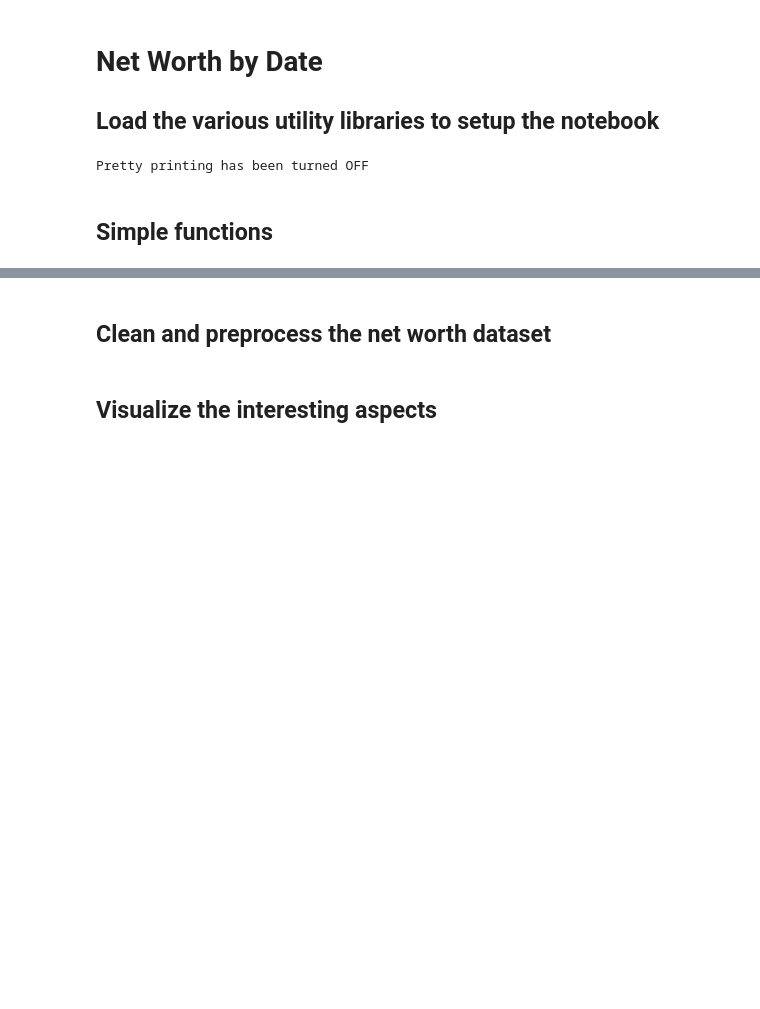
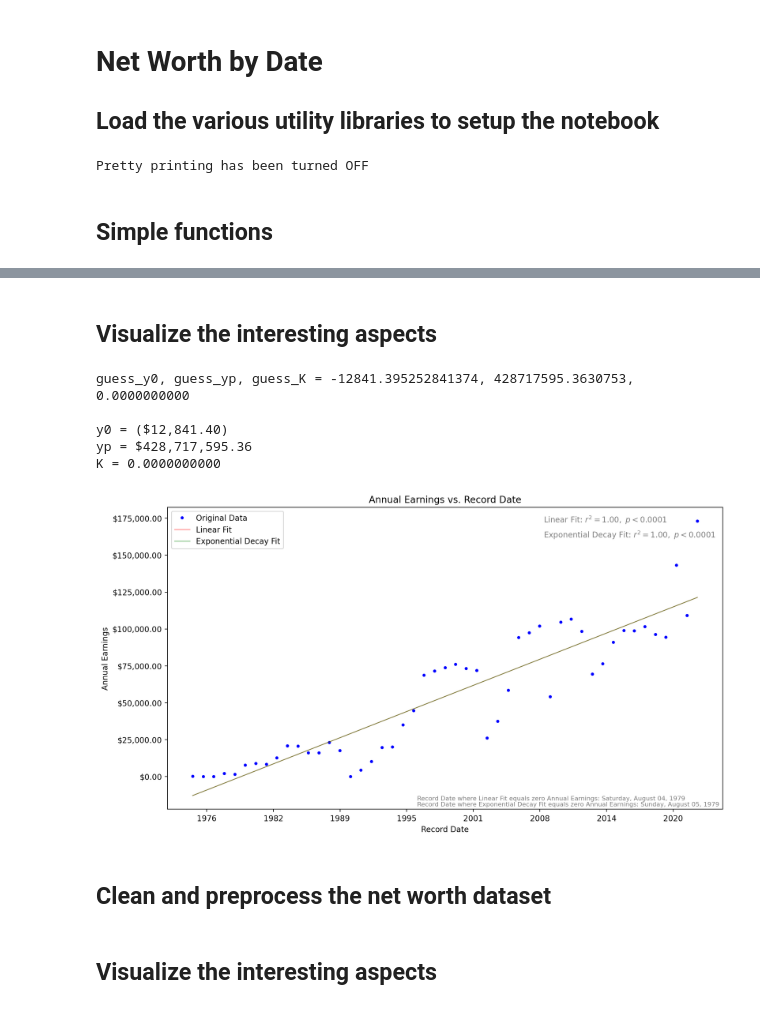
Before and after one commit to dbabbitt/notebooks, a Jupyter notebook: curve_fitting/Net Worth by Date.ipynb, the cells around one changed output, grey strips where cells are left out. Saved outputs shown, nothing was run; the diff lists cells and outputs as text; code cells hidden in the pictures; blank space fills up the shorter version.

```diff
--- a/curve_fitting/Net Worth by Date.ipynb
+++ b/curve_fitting/Net Worth by Date.ipynb
@@ -63,0 +150,10 @@ def get_r_squared_string(xdata, ydata, prefix_str=''):
+# %%
+
+rows_list = []
+for element_obj in root.iter():
+    row_dict = element_obj.attrib
+    row_dict['column_name'] = element_obj.tag
+    tag_text = element_obj.text.strip()
+    row_dict['column_value'] = tag_text
+    rows_list.append(row_dict)
+social_security_df = DataFrame(rows_list)
@@ -64,3 +242,55 @@ def get_r_squared_string(xdata, ydata, prefix_str=''):
+# %%
+
+on_columns = sorted(set(left_df.columns).intersection(set(right_df.columns)))
+annual_earnings_df = left_df.merge(right_df, on=on_columns, how='outer').fillna(0).astype('int64')
+# %%
+
+annual_earnings_df['total_earnings'] = annual_earnings_df.annual_earnings + annual_earnings_df.spousal_earnings
+# %% [markdown]
+
+## Visualize the interesting aspects
+# %%
+
+# Get record dates and annual earnings values
+earnings_dates = np.array([datetime.strptime(str(d), '%Y').timestamp() for d in annual_earnings_df.start_year])
+X0 = earnings_dates[0]  # Initial value of earnings_dates
+annual_earnings = annual_earnings_df.total_earnings.map(lambda x: int(x)).values
+
+# Initial guess for the parameters of the exponential decay curve
+# The parameters of the exponential decay function have the following meanings:
+# guess_y0: The y-intercept of the exponential decay curve.
+# guess_yp: The initial value of the exponential decay curve.
+# guess_K: The decay rate of the exponential decay curve.
+guess_y0, guess_yp, guess_K = -9894.953196451443, 409000.4928816755, 0.0000000002
+
+# Fit the exponential decay function to the data using curve fitting
+params, cov = curve_fit(exp_decay, earnings_dates, annual_earnings, p0=[guess_y0, guess_yp, guess_K], maxfev=8000)
+
+# Extract the parameters of the fitted exponential decay curve
+y0, yp, K = params
+
+# Print the fitted parameters for reintroduction as guesses
+print(f'\nguess_y0, guess_yp, guess_K = {y0}, {yp}, {K:,.10f}\n')
+
+# Print the fitted parameters for visualization
+locale.setlocale(locale.LC_ALL, 'en_US')
+print(f'y0 = {locale.currency(y0, grouping=True)}\nyp = {locale.currency(yp, grouping=True)}\nK = {K:,.10f}\n')
+
+# Fit a line to the data points
+coefficients = np.polyfit(earnings_dates, annual_earnings, 1)
+
+# Add to parameters a line using the fitted coefficients and a smoother x range for plotting the fitted curve
+plot_money_over_time(
+    xdata=earnings_dates, ydata=annual_earnings, line_fit=np.polyval(coefficients, earnings_dates), y0=y0, yp=yp, K=K, X0=X0,
+    smoothx=np.linspace(X0, earnings_dates[-1], 20), ylabel='Annual Earnings', coefficients=coefficients, verbose=False
+)
+# %% [output]
+guess_y0, guess_yp, guess_K = -12841.395252841374, 428717595.3630753, 0.0000000000
+
+y0 = ($12,841.40)
+yp = $428,717,595.36
+K = 0.0000000000
+[figure, added]
 # %% [markdown]
 
 ## Clean and preprocess the net worth dataset
```
Also changed, not shown: parts of 13 cells of this notebook, 7 other files.
